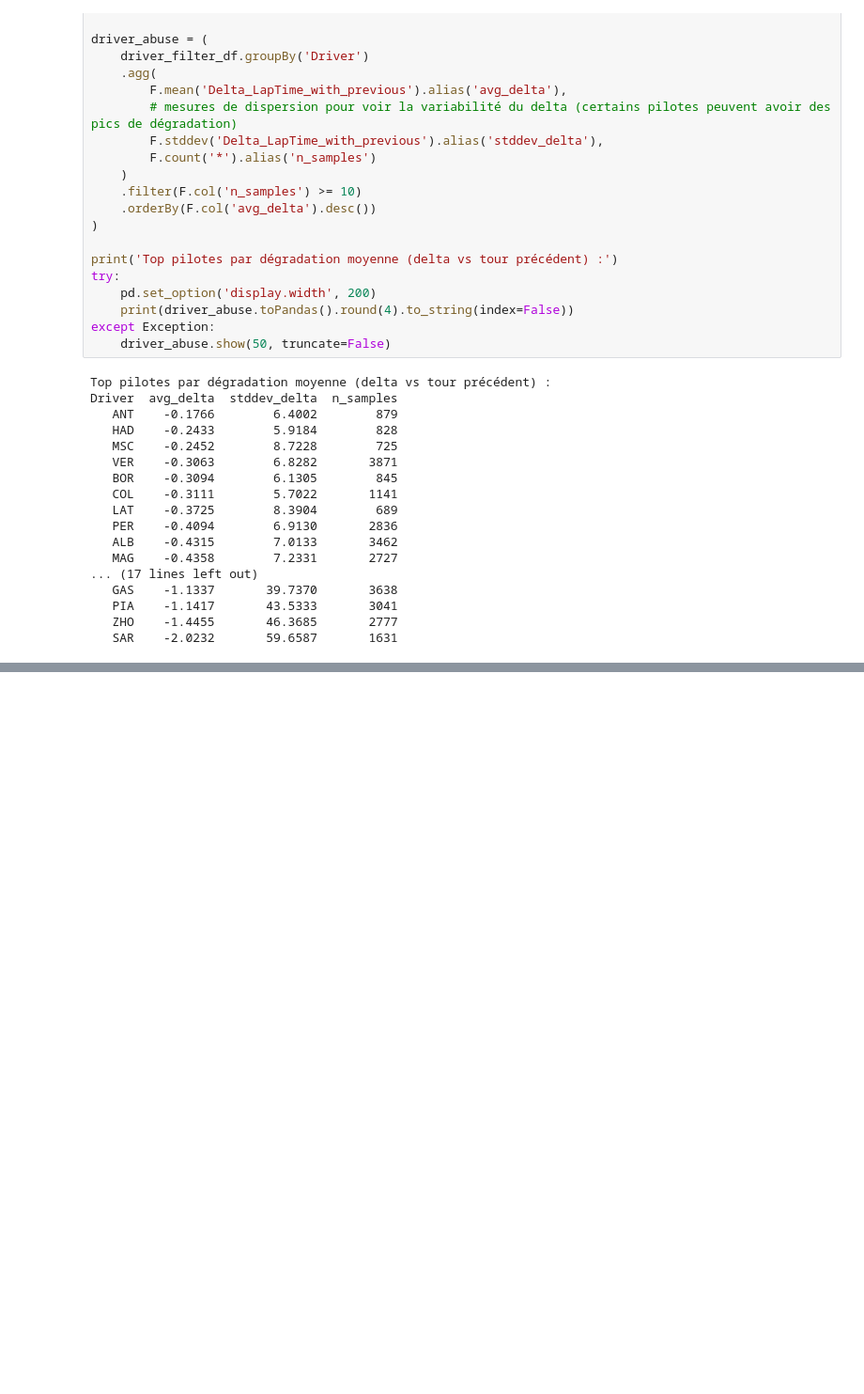
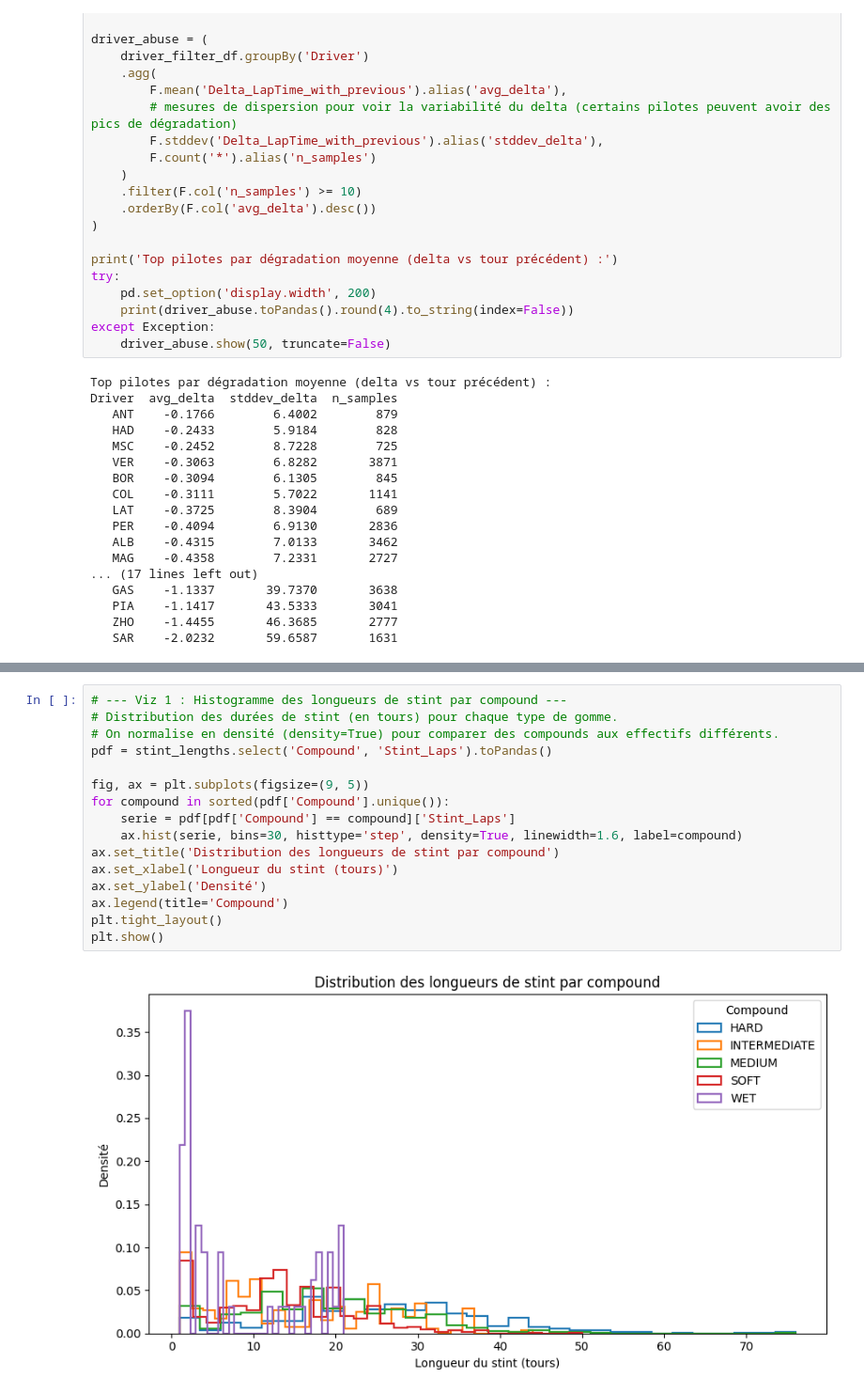
Before and after one commit to NOKIMIMO/snkk-distribue, a Jupyter notebook: spark_analysis.ipynb, the cells around one changed output, grey strips where cells are left out. Shown at 94% size. Saved outputs shown, nothing was run; the diff lists cells and outputs as text; blank space fills up the shorter version.

```diff
--- a/spark_analysis.ipynb
+++ b/spark_analysis.ipynb
@@ -334,0 +336,18 @@ Driver    HARD  INTERMEDIATE  MEDIUM    SOFT      WET
+# %%
+# --- Viz 1 : Histogramme des longueurs de stint par compound ---
+# Distribution des durées de stint (en tours) pour chaque type de gomme.
+# On normalise en densité (density=True) pour comparer des compounds aux effectifs différents.
+pdf = stint_lengths.select('Compound', 'Stint_Laps').toPandas()
+
+fig, ax = plt.subplots(figsize=(9, 5))
+for compound in sorted(pdf['Compound'].unique()):
+    serie = pdf[pdf['Compound'] == compound]['Stint_Laps']
+    ax.hist(serie, bins=30, histtype='step', density=True, linewidth=1.6, label=compound)
+ax.set_title('Distribution des longueurs de stint par compound')
+ax.set_xlabel('Longueur du stint (tours)')
+ax.set_ylabel('Densité')
+ax.legend(title='Compound')
+plt.tight_layout()
+plt.show()
+# %% [output]
+[figure, added]
```
Also changed, not shown: parts of 12 cells of this notebook.
